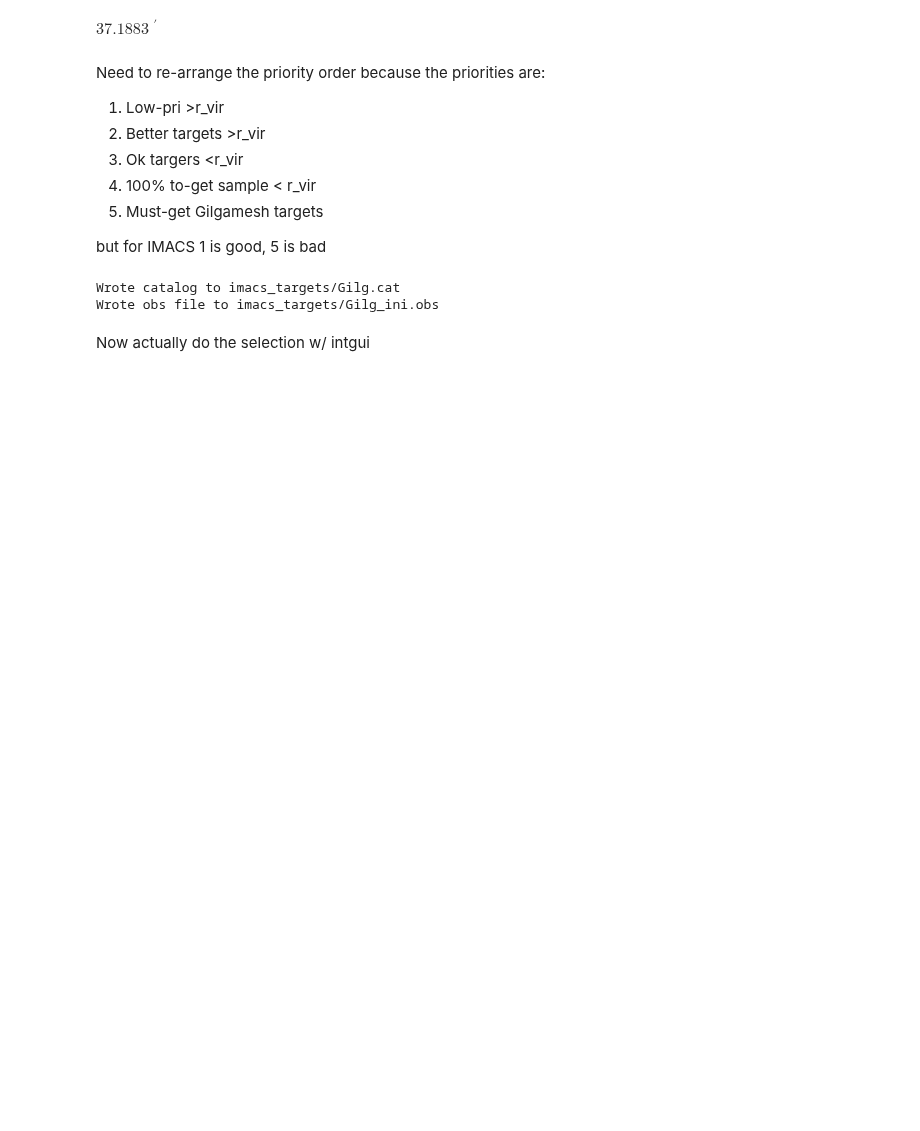
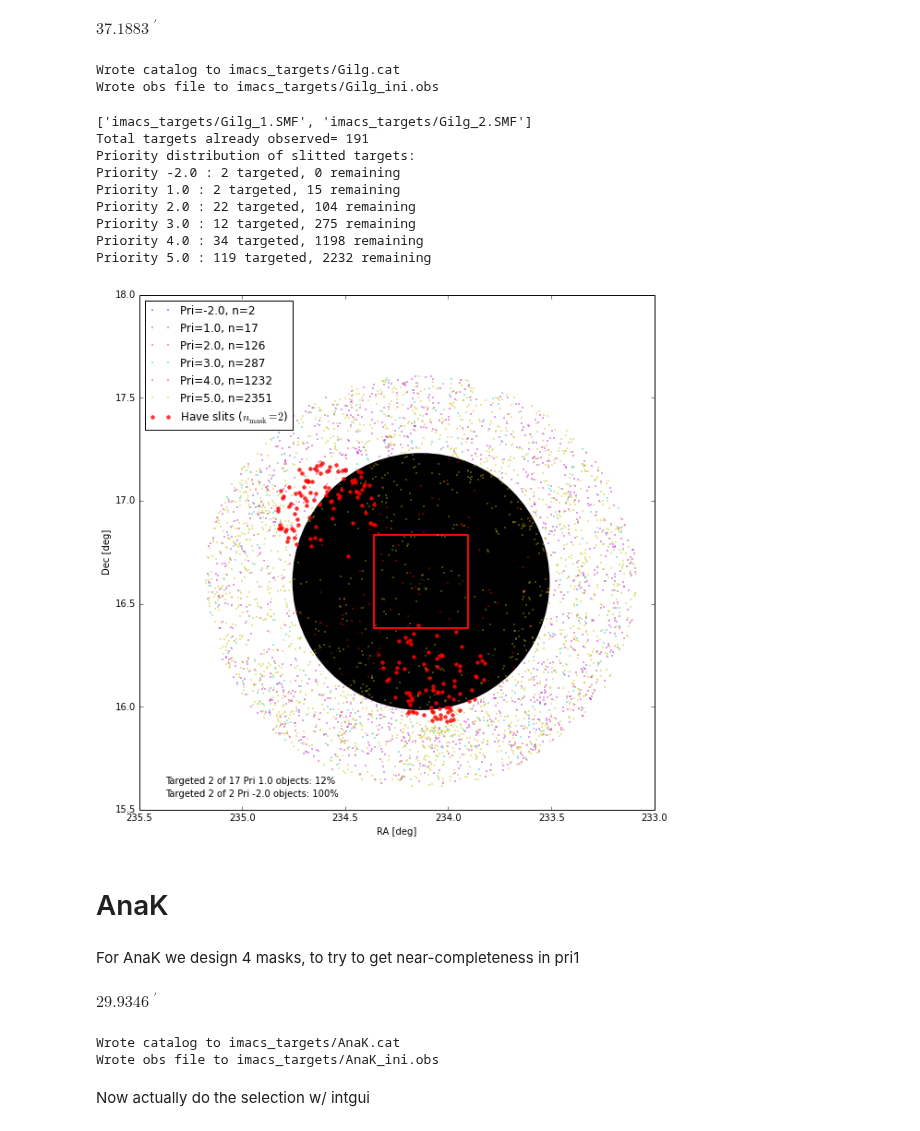
Before and after one commit to sagasurvey/erik, a Jupyter notebook: ipython_notebooks/2014Aug-IMACS.ipynb, the cells around one changed output. Saved outputs shown, nothing was run; the diff lists cells and outputs as text; code cells hidden in the pictures; blank space fills up the shorter version.

Commit message:
mask design for Aug 2014 IMACS

```diff
--- a/ipython_notebooks/2014Aug-IMACS.ipynb
+++ b/ipython_notebooks/2014Aug-IMACS.ipynb
@@ -31,6 +31,13 @@ for module in ['hosts', 'targeting', 'magellan']:
 
 from astropy import units as u
 from astropy.io import ascii
+# %%
+%matplotlib inline
+from matplotlib.pyplot import *
+from matplotlib import rcParams
+
+rcParams['image.interpolation'] = 'none'
+rcParams['figure.figsize'] = (10,10)
 # %%
 goog_hosts = hosts.get_saga_hosts_from_google('etollerud@gmail.com')
 # %% [output]
@@ -47,7 +54,7 @@ Password for "etollerud@gmail.com":········
  <hosts.NSAHost object w/ name 'Sopranos' AKA: ['NGC5750', 'NSA165536']>,
  <hosts.NSAHost object w/ name 'Dune' AKA: ['NGC4045', 'NSA13927']>]
 # %%
-targ_hosts = [h for h in goog_hosts if h.name.lower() in 'gilgamesh,aeneid,anak,illiad,ulysses'.split(',')]
+targ_hosts = [h for h in goog_hosts if h.name.lower() in 'gilgamesh,aeneid,anak,iliad,ulysses'.split(',')]
 targ_hosts.append(hosts.NSAHost(132339))
 targ_hosts.append(hosts.NSAHost(131531))
 # %% [markdown]
@@ -58 +64,4 @@ gilg.shortname = 'Gilg'
+# %%
+currhost = [h for h in targ_hosts if h.name.lower()=='gilgamesh'][0]
+currhost.shortname = 'Gilg'
 # %%
@@ -64,10 +70,0 @@ target_catalog = ascii.read('catalogs/2014Jul_imacs_pris/imacs_61945.dat', names
-# %% [markdown]
-Need to re-arrange the priority order because the priorities are:
-
-1. Low-pri >r_vir
-2. Better targets >r_vir
-3. Ok targers <r_vir
-4. 100% to-get sample < r_vir
-5. Must-get Gilgamesh targets
-
-but for IMACS 1 is good, 5 is bad
@@ -85,3 +78,21 @@ magellan.build_imacs_targeting_files(gilg, 'Marchi/Munoz', targs=target_catalog,
 # %% [output]
 Wrote catalog to imacs_targets/Gilg.cat
 Wrote obs file to imacs_targets/Gilg_ini.obs
+# %%
+magellan.plot_imacs_masks(currhost, eastleft=True, plotpris=True, showrvir=True, showfootprint=True)
+plt.savefig('imacs_targets/'+currhost.shortname+'_imacs.png')
+# %% [output]
+['imacs_targets/Gilg_1.SMF', 'imacs_targets/Gilg_2.SMF']
+Total targets already observed= 191
+Priority distribution of slitted targets:
+Priority -2.0 : 2 targeted, 0 remaining
+Priority 1.0 : 2 targeted, 15 remaining
+Priority 2.0 : 22 targeted, 104 remaining
+Priority 3.0 : 12 targeted, 275 remaining
+Priority 4.0 : 34 targeted, 1198 remaining
+Priority 5.0 : 119 targeted, 2232 remaining
+[figure, added]
+# %% [markdown]
+# AnaK
+# %% [markdown]
+For AnaK we design 4 masks, to try to get near-completeness in pri1
@@ -88,2 +102,16 @@ Wrote obs file to imacs_targets/Gilg_ini.obs
+# %%
+currhost.physical_to_projected(300*u.kpc)
+# %% [output]
+$29.9346 \; \mathrm{{}^{\prime}}$
+# %%
+target_catalog = ascii.read('catalogs/2014Jul_imacs_pris/imacs_{0}.dat'.format(currhost.nsaid),
+                            names=['objID', 'ra', 'dec', 'r', 'imacs_pri'])
+
+magellan.build_imacs_targeting_files(currhost, 'Marchi/Munoz', '2014-08-24', targs=target_catalog,
+                                     inclhost=False, weakdlimit=True, pdecide=1, onlygals=False, overwrite=False)
+#onlygals=False because this target catalog already has been cleaned of stars
+# %% [output]
+Wrote catalog to imacs_targets/AnaK.cat
+Wrote obs file to imacs_targets/AnaK_ini.obs
 # %% [markdown]
 Now actually do the selection w/ intgui
```
Also changed, not shown: parts of 41 cells of this notebook, 1 other file.
